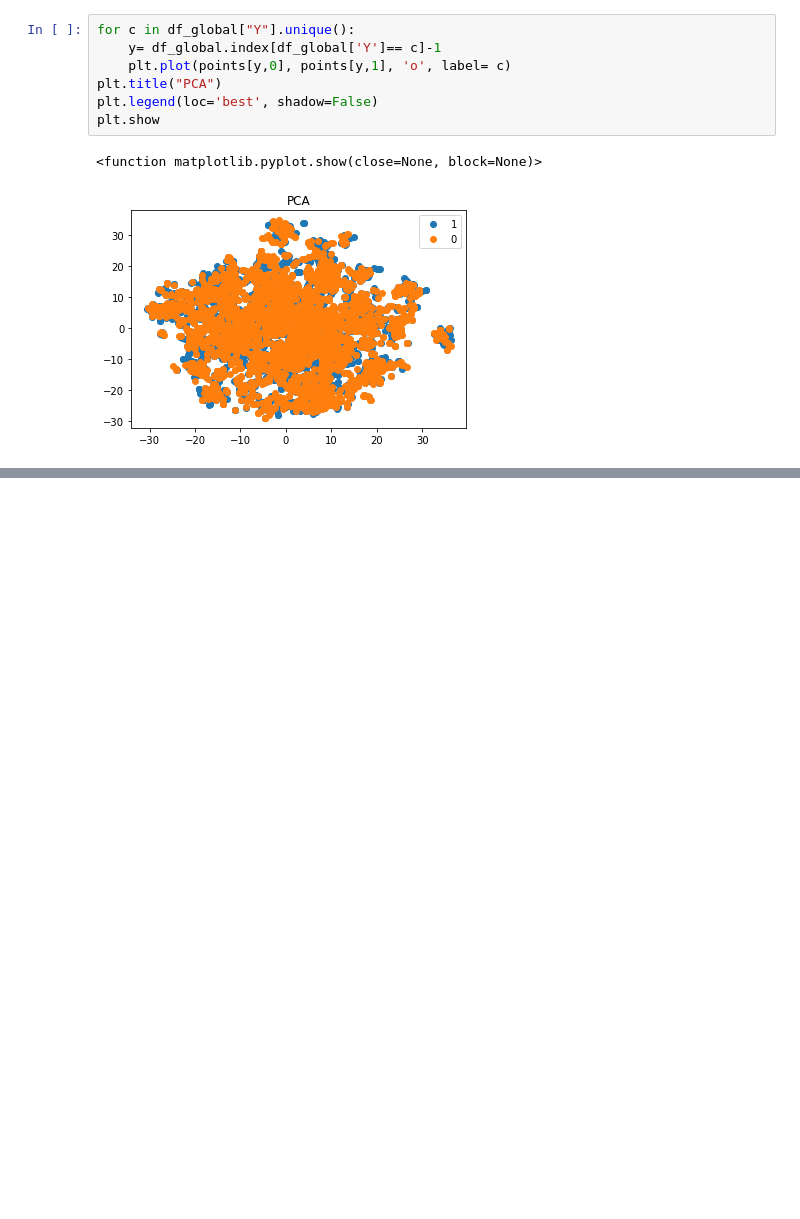
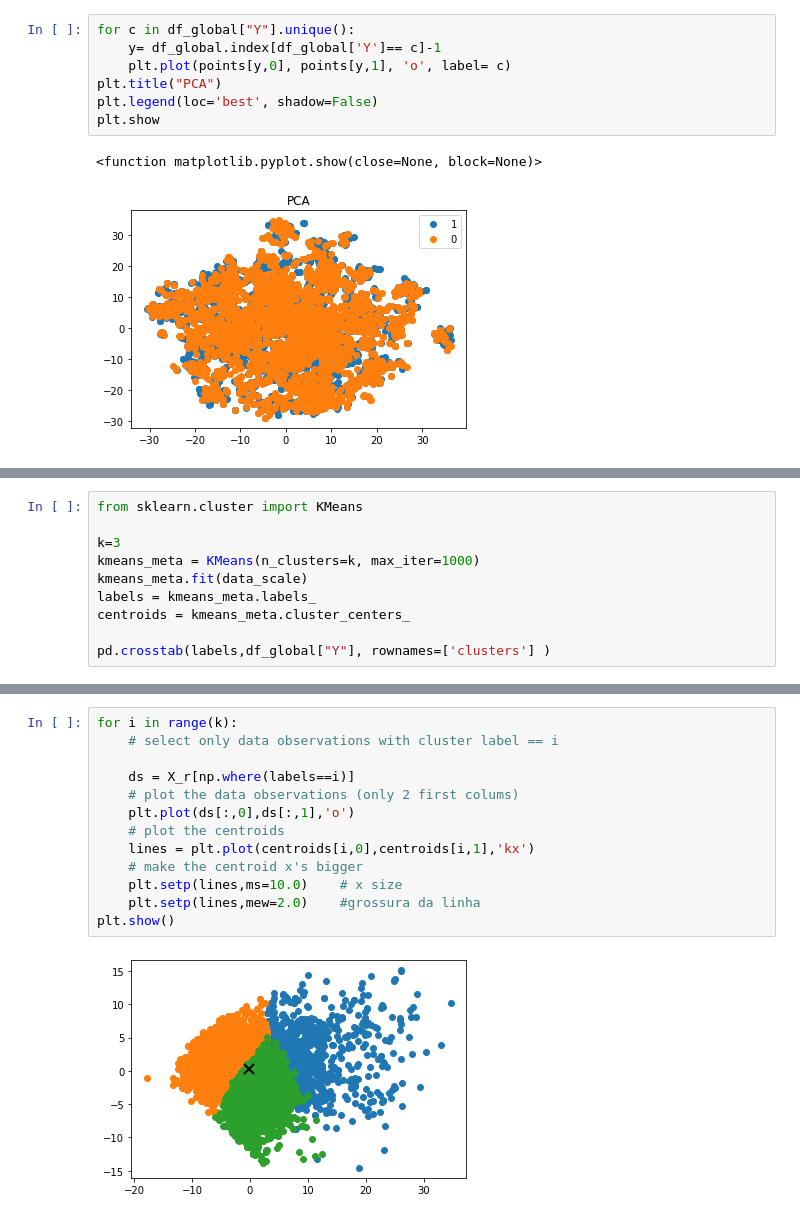
Before and after one commit to esperancaa/Extracao_de_Dados, a Jupyter notebook: Trabalho_Pyhton/Trabalho.ipynb, the cells around one changed output, grey strips where cells are left out. Saved outputs shown, nothing was run; the diff lists cells and outputs as text; blank space fills up the shorter version.

```diff
--- a/Trabalho_Pyhton/Trabalho.ipynb
+++ b/Trabalho_Pyhton/Trabalho.ipynb
@@ -660,0 +706,10 @@ plt.show()
+# %%
+from sklearn.cluster import KMeans
+
+k=3
+kmeans_meta = KMeans(n_clusters=k, max_iter=1000)
+kmeans_meta.fit(data_scale)
+labels = kmeans_meta.labels_
+centroids = kmeans_meta.cluster_centers_
+
+pd.crosstab(labels,df_global["Y"], rownames=['clusters'] )
@@ -660,0 +722,15 @@ plt.show()
+# %%
+for i in range(k):
+    # select only data observations with cluster label == i
+
+    ds = X_r[np.where(labels==i)]
+    # plot the data observations (only 2 first colums)
+    plt.plot(ds[:,0],ds[:,1],'o')
+    # plot the centroids
+    lines = plt.plot(centroids[i,0],centroids[i,1],'kx')
+    # make the centroid x's bigger
+    plt.setp(lines,ms=10.0)    # x size
+    plt.setp(lines,mew=2.0)    #grossura da linha
+plt.show()
+# %% [output]
+[figure, added]
```
Also changed, not shown: parts of 7 cells of this notebook.
